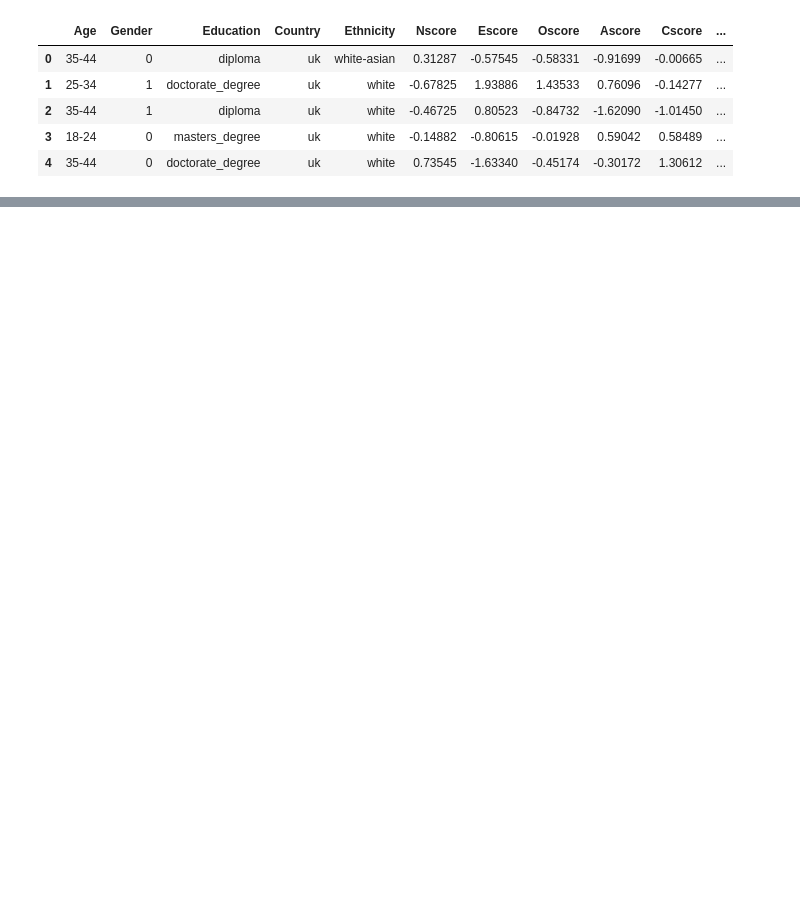
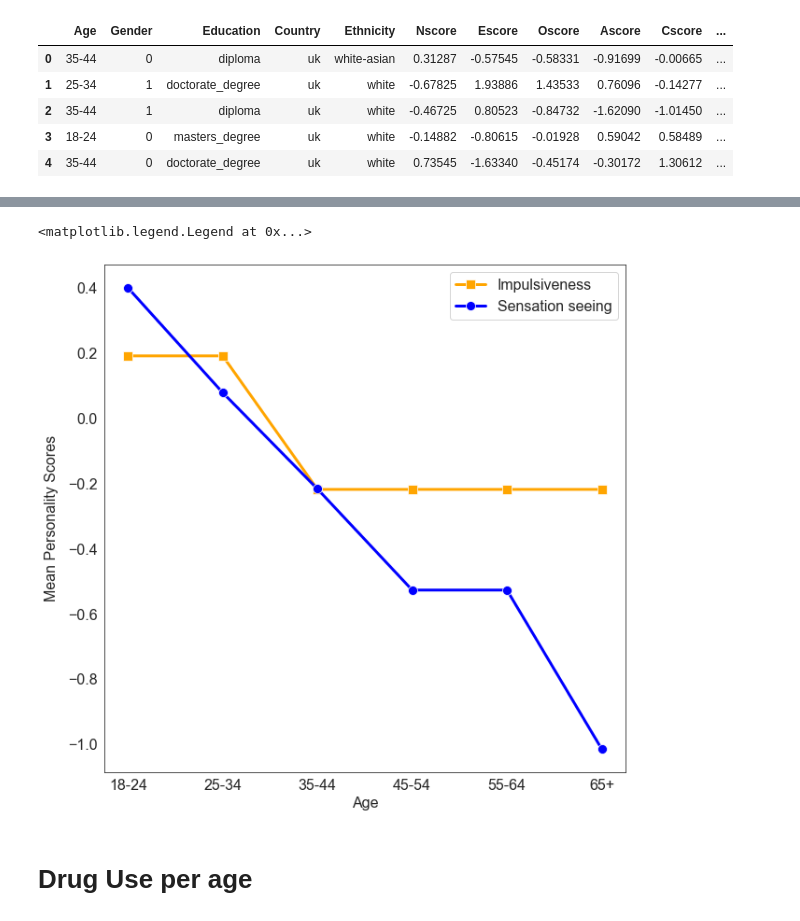
Before and after one commit to carlotta-ulm/Drug_Consumption, a Jupyter notebook: notebooks/eda/eda_pascal.ipynb, the cells around one changed output, grey strips where cells are left out. Saved outputs shown, nothing was run; the diff lists cells and outputs as text; code cells hidden in the pictures; blank space fills up the shorter version.

```diff
--- a/notebooks/eda/eda_pascal.ipynb
+++ b/notebooks/eda/eda_pascal.ipynb
@@ -15,0 +99,20 @@ df.head()
+# %%
+fig, ax = plt.subplots(figsize=(10,10))
+
+sns.lineplot(x=age_grouped_median.index, y='Impulsive', data=age_grouped_median,
+             marker='s',color='orange', label="Impulsiveness", linewidth=linewidth,
+             markersize=markersize)
+sns.lineplot(x=age_grouped_median.index, y='SS', data=age_grouped_median,
+             marker='o',color='blue', label="Sensation seeing", linewidth=linewidth,
+             markersize=markersize)
+
+ax.set_xlabel('Age', fontsize=16)
+ax.set_ylabel('Mean Personality Scores', fontsize=16, labelpad=10)
+
+ax.tick_params(labelsize=16)
+plt.legend(fontsize=16)
+# %% [output]
+<matplotlib.legend.Legend at 0x...>
+[figure, added]
+# %% [markdown]
+# Drug Use per age
```
Also changed, not shown: parts of 21 cells of this notebook, 1 other file.
